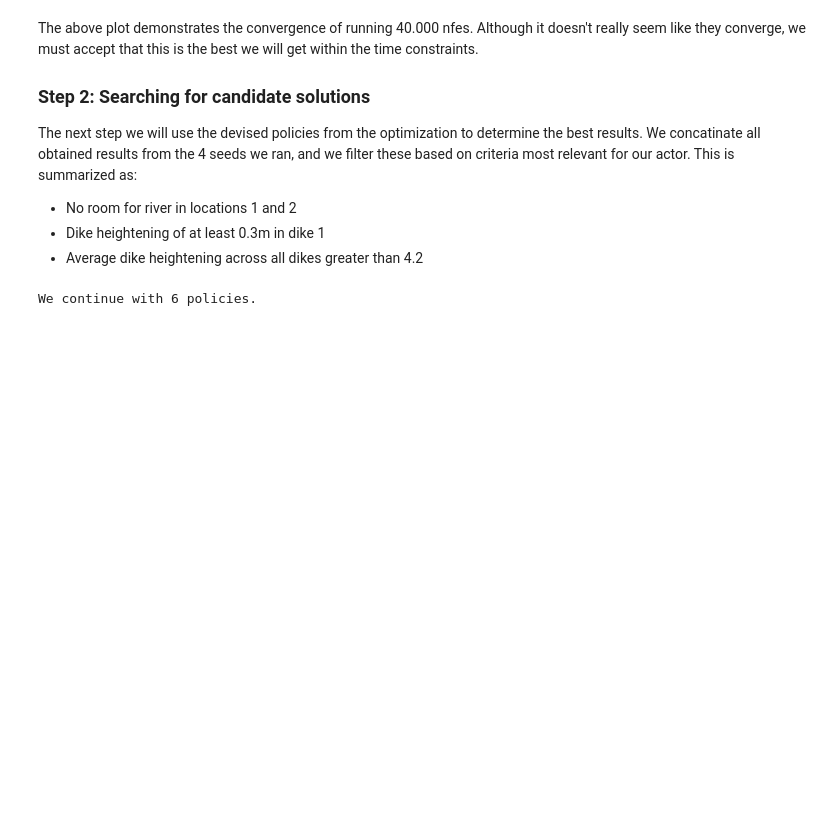
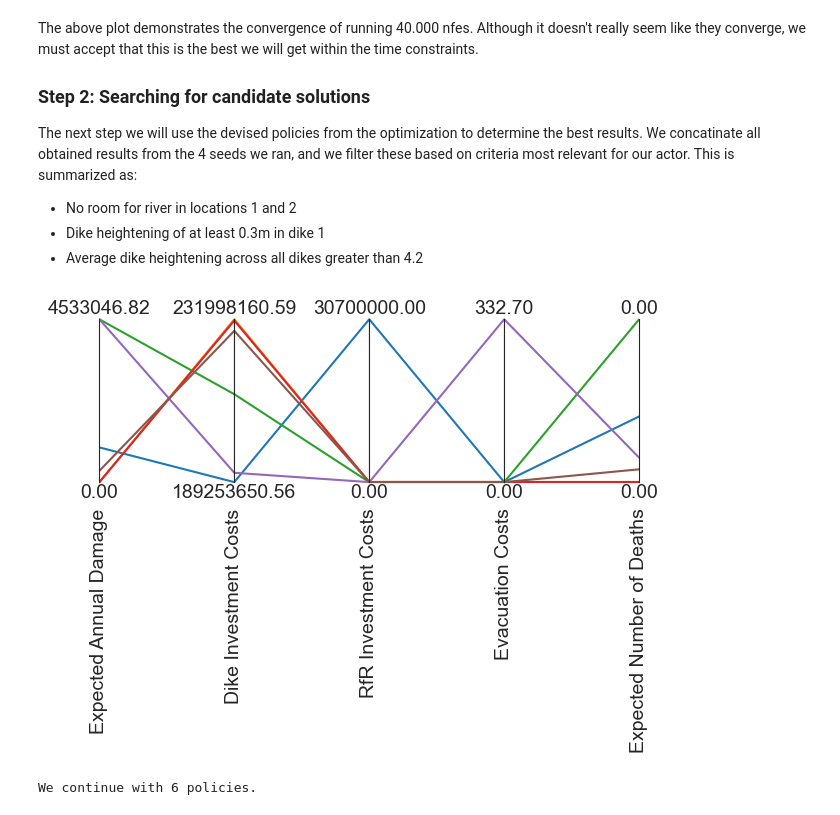
Before and after one commit to AnnedeKoeijer/EPA1361_Final_Group4, a Jupyter notebook: dike_model_optimization.ipynb, the cells around one changed output. Cells and saved outputs as stored; diff of their text form; code cells hidden in the pictures; blank space fills up the shorter version.

```diff
--- a/dike_model_optimization.ipynb
+++ b/dike_model_optimization.ipynb
@@ -117,6 +119,15 @@ selection = selection[selection['dike heightening 1'] >= 3]
 final_selection = selection[selection['average heightening'] > 4.2]
 # %%
 policies = final_selection.loc[:, '0_RfR 0':'A.5_DikeIncrease 3']
+# %%
+data = final_selection.loc[:, 'Expected Annual Damage':'Expected Number of Deaths']
+limits = parcoords.get_limits(data)
+
+paraxes = parcoords.ParallelAxes(limits)
+paraxes.plot(data)
+plt.show()
+# %% [output]
+[figure, added]
 # %%
 print(f'We continue with {len(policies)} policies.')
 # %% [output]
```
Also changed, not shown: parts of 34 cells of this notebook, 15 other files.
